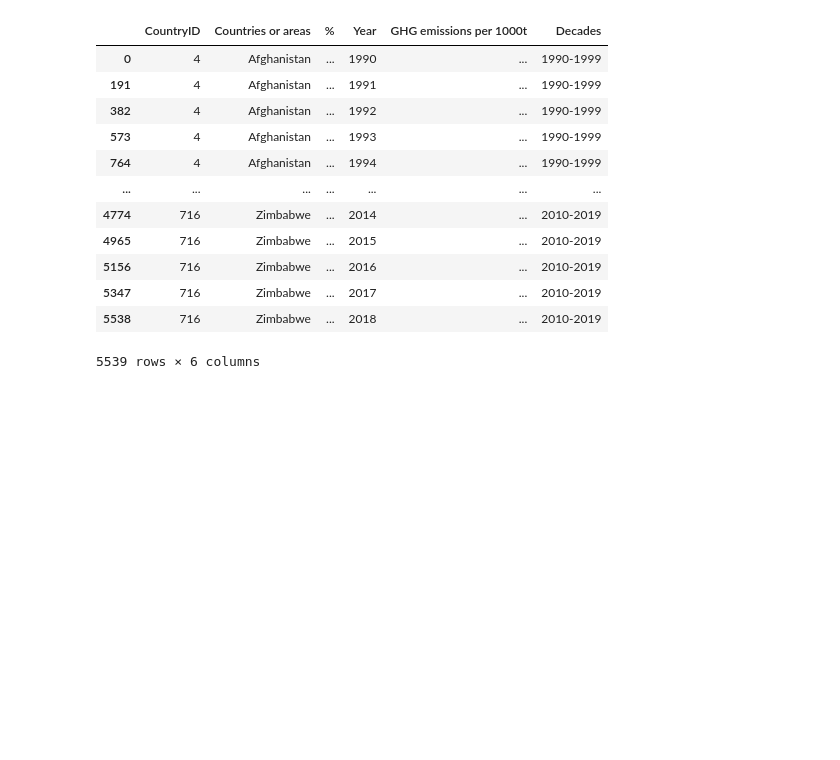
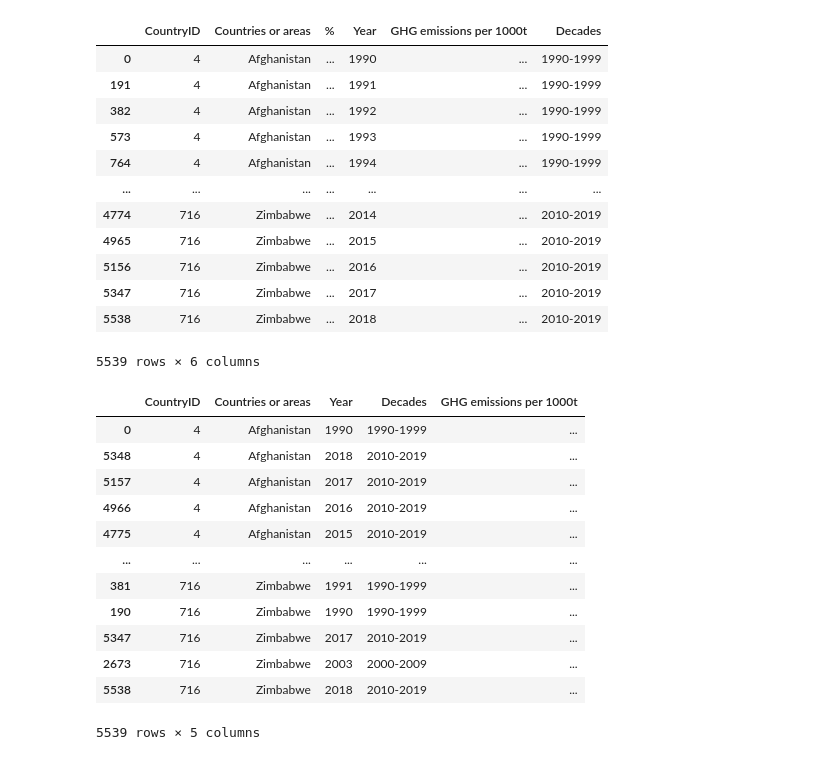
Before and after one commit to ashparra97/ETL-project, a Jupyter notebook: ghg_csv/ghg_unpivot.ipynb, the cells around one changed output. Saved outputs shown, nothing was run; the diff lists cells and outputs as text; code cells hidden in the pictures; blank space fills up the shorter version.

```diff
--- a/ghg_csv/ghg_unpivot.ipynb
+++ b/ghg_csv/ghg_unpivot.ipynb
@@ -145,3 +145,21 @@ ghg_df_unpivot
 | 5347 | 716 | Zimbabwe | ... | 2017 | ... | 2010-2019 |
 | 5538 | 716 | Zimbabwe | ... | 2018 | ... | 2010-2019 |
 5539 rows × 6 columns
+# %%
+# Reorder so that years are next to decades
+final_ghg_df = ghg_df_unpivot[['CountryID', 'Countries or areas', 'Year', 'Decades', 'GHG emissions per 1000t']]
+final_ghg_df.sort_values(by=['Countries or areas'])
+# %% [output]
+|  | CountryID | Countries or areas | Year | Decades | GHG emissions per 1000t |
+| 0 | 4 | Afghanistan | 1990 | 1990-1999 | ... |
+| 5348 | 4 | Afghanistan | 2018 | 2010-2019 | ... |
+| 5157 | 4 | Afghanistan | 2017 | 2010-2019 | ... |
+| 4966 | 4 | Afghanistan | 2016 | 2010-2019 | ... |
+| 4775 | 4 | Afghanistan | 2015 | 2010-2019 | ... |
+| ... | ... | ... | ... | ... | ... |
+| 381 | 716 | Zimbabwe | 1991 | 1990-1999 | ... |
+| 190 | 716 | Zimbabwe | 1990 | 1990-1999 | ... |
+| 5347 | 716 | Zimbabwe | 2017 | 2010-2019 | ... |
+| 2673 | 716 | Zimbabwe | 2003 | 2000-2009 | ... |
+| 5538 | 716 | Zimbabwe | 2018 | 2010-2019 | ... |
+5539 rows × 5 columns
```
Also changed, not shown: parts of 2 cells of this notebook.
